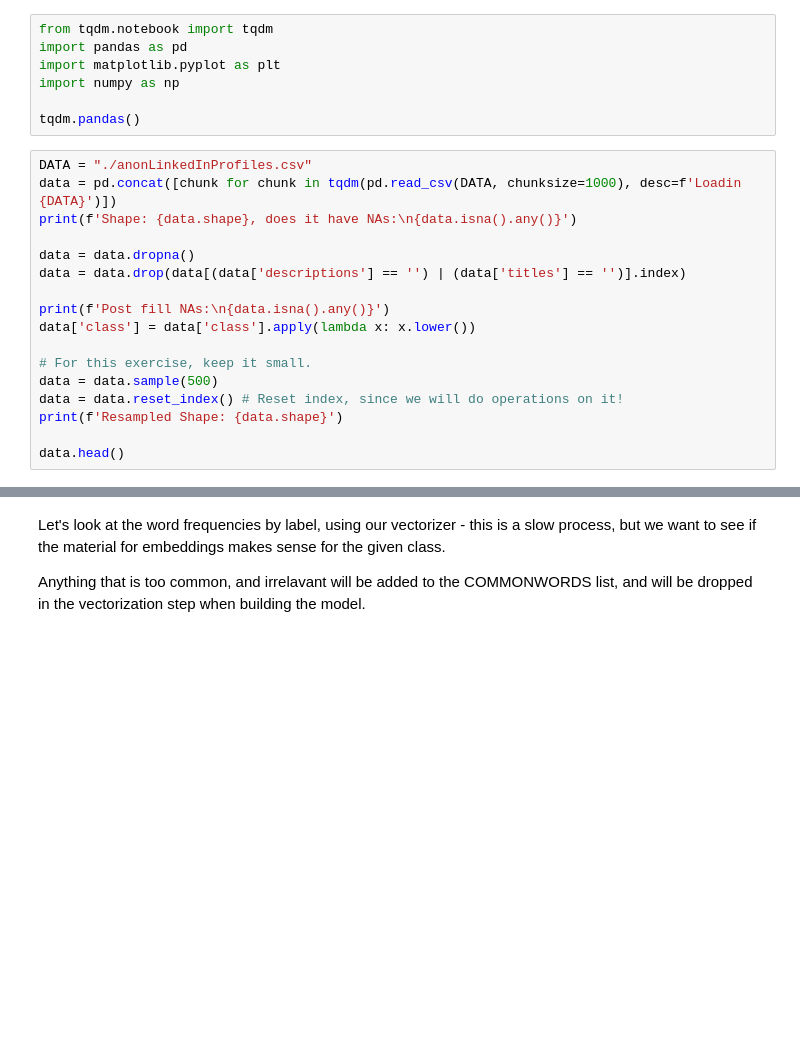
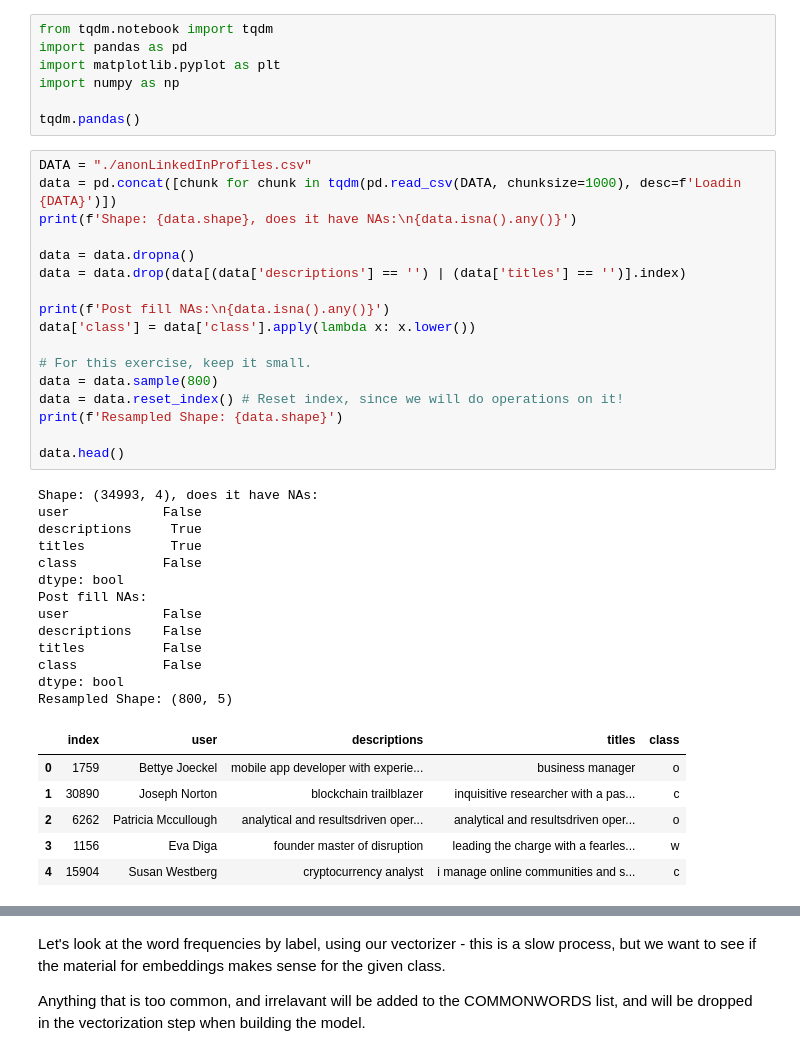
Before and after one commit to adamd1985/AugmentedLinkedInFun, a Jupyter notebook: notebooks/profilesAnalysis.ipynb, the cells around one changed output, grey strips where cells are left out. Cells and saved outputs as stored; diff of their text form; blank space fills up the shorter version.

```diff
--- a/notebooks/profilesAnalysis.ipynb
+++ b/notebooks/profilesAnalysis.ipynb
@@ -16,20 +16,40 @@ tqdm.pandas()
 # %%
 DATA = "./anonLinkedInProfiles.csv"
 data = pd.concat([chunk for chunk in tqdm(pd.read_csv(DATA, chunksize=1000), desc=f'Loadin {DATA}')])
 print(f'Shape: {data.shape}, does it have NAs:\n{data.isna().any()}')
 
 data = data.dropna()
 data = data.drop(data[(data['descriptions'] == '') | (data['titles'] == '')].index)
 
 print(f'Post fill NAs:\n{data.isna().any()}')
 data['class'] = data['class'].apply(lambda x: x.lower())
 
 # For this exercise, keep it small.
-data = data.sample(500)
+data = data.sample(800)
 data = data.reset_index() # Reset index, since we will do operations on it!
 print(f'Resampled Shape: {data.shape}')
 
 data.head()
+# %% [output]
+Shape: (34993, 4), does it have NAs:
+user            False
+descriptions     True
+titles           True
+class           False
+dtype: bool
+Post fill NAs:
+user            False
+descriptions    False
+titles          False
+class           False
+dtype: bool
+Resampled Shape: (800, 5)
+|  | index | user | descriptions | titles | class |
+| 0 | 1759 | Bettye Joeckel | mobile app developer with experie... | business manager | o |
+| 1 | 30890 | Joseph Norton | blockchain trailblazer | inquisitive researcher with a pas... | c |
+| 2 | 6262 | Patricia Mccullough | analytical and resultsdriven oper... | analytical and resultsdriven oper... | o |
+| 3 | 1156 | Eva Diga | founder master of disruption | leading the charge with a fearles... | w |
+| 4 | 15904 | Susan Westberg | cryptocurrency analyst | i manage online communities and s... | c |
 # %%
 import string
 import pandas as pd
```
Also changed, not shown: parts of 10 cells of this notebook, 5 other files.
